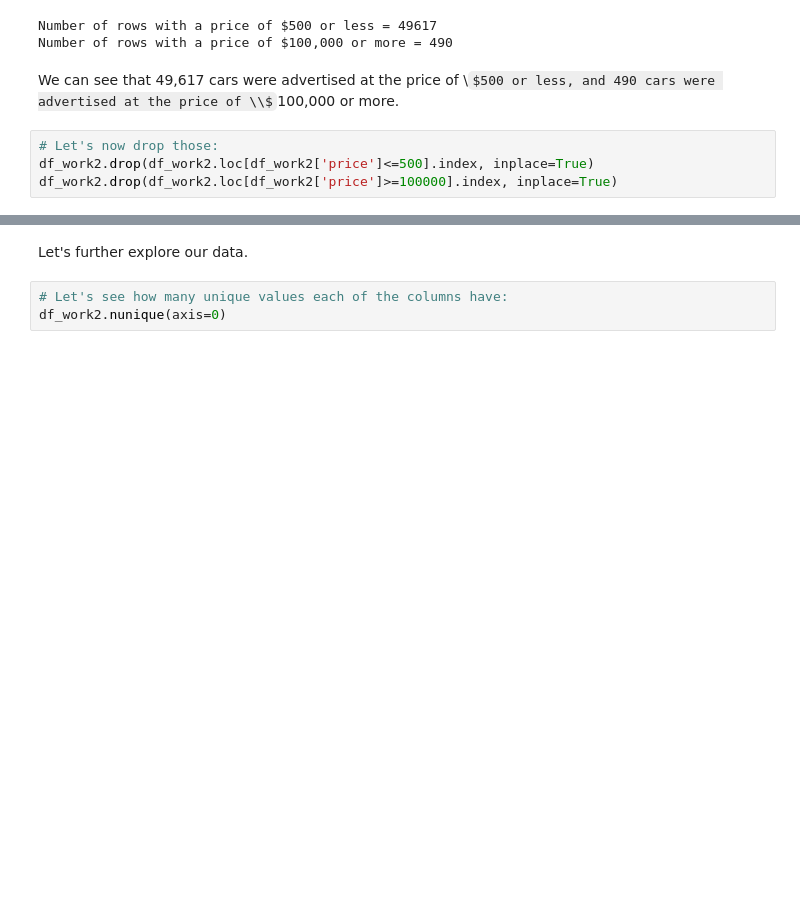
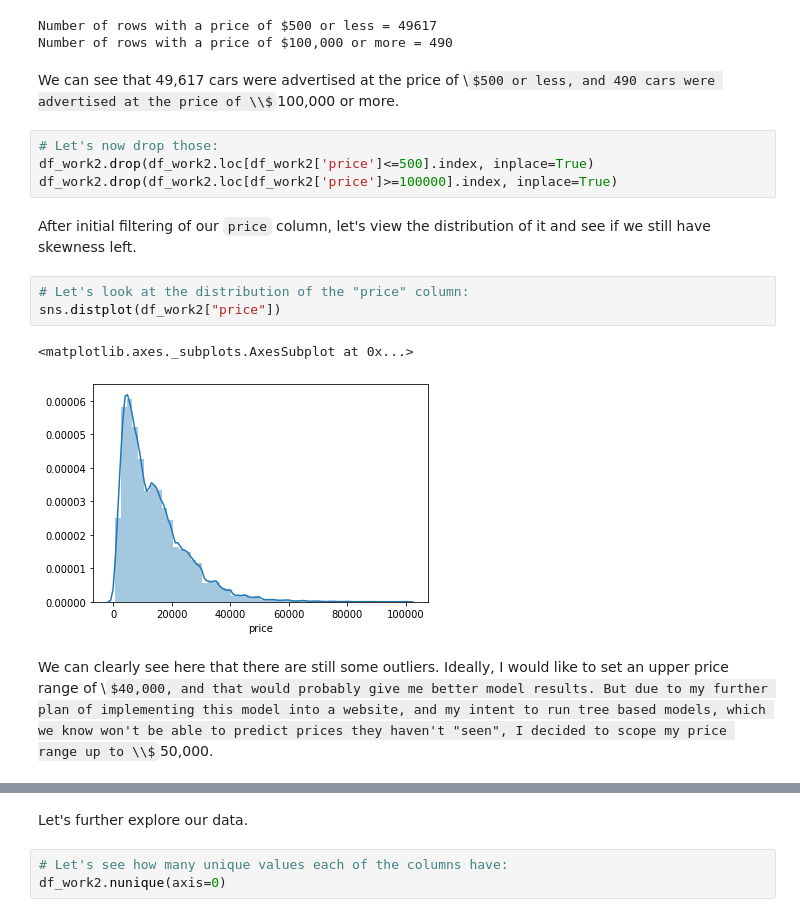
Before and after one commit to meylisk/capstone, a Jupyter notebook: Meylis_Capstone_1.ipynb, the cells around one changed output, grey strips where cells are left out. Drawn from its saved outputs; the diff is of its cells as text; some formulas as TeX source; blank space fills up the shorter version.

```diff
--- a/Meylis_Capstone_1.ipynb
+++ b/Meylis_Capstone_1.ipynb
@@ -196,4 +203,14 @@ We can see that 49,617 cars were advertised at the price of \\$500 or less, and
 # Let's now drop those:
 df_work2.drop(df_work2.loc[df_work2['price']<=500].index, inplace=True)
 df_work2.drop(df_work2.loc[df_work2['price']>=100000].index, inplace=True)
+# %% [markdown]
+After initial filtering of our `price` column, let's view the distribution of it and see if we still have skewness left.
+# %%
+# Let's look at the distribution of the "price" column:
+sns.distplot(df_work2["price"])
+# %% [output]
+<matplotlib.axes._subplots.AxesSubplot at 0x...>
+[figure, added]
+# %% [markdown]
+We can clearly see here that there are still some outliers. Ideally, I would like to set an upper price range of \\$40,000, and that would probably give me better model results. But due to my further plan of implementing this model into a website, and my intent to run tree based models, which we know won't be able to predict prices they haven't "seen", I decided to scope my price range up to \\$50,000.
 # %%
```
Also changed, not shown: parts of 225 cells of this notebook.
